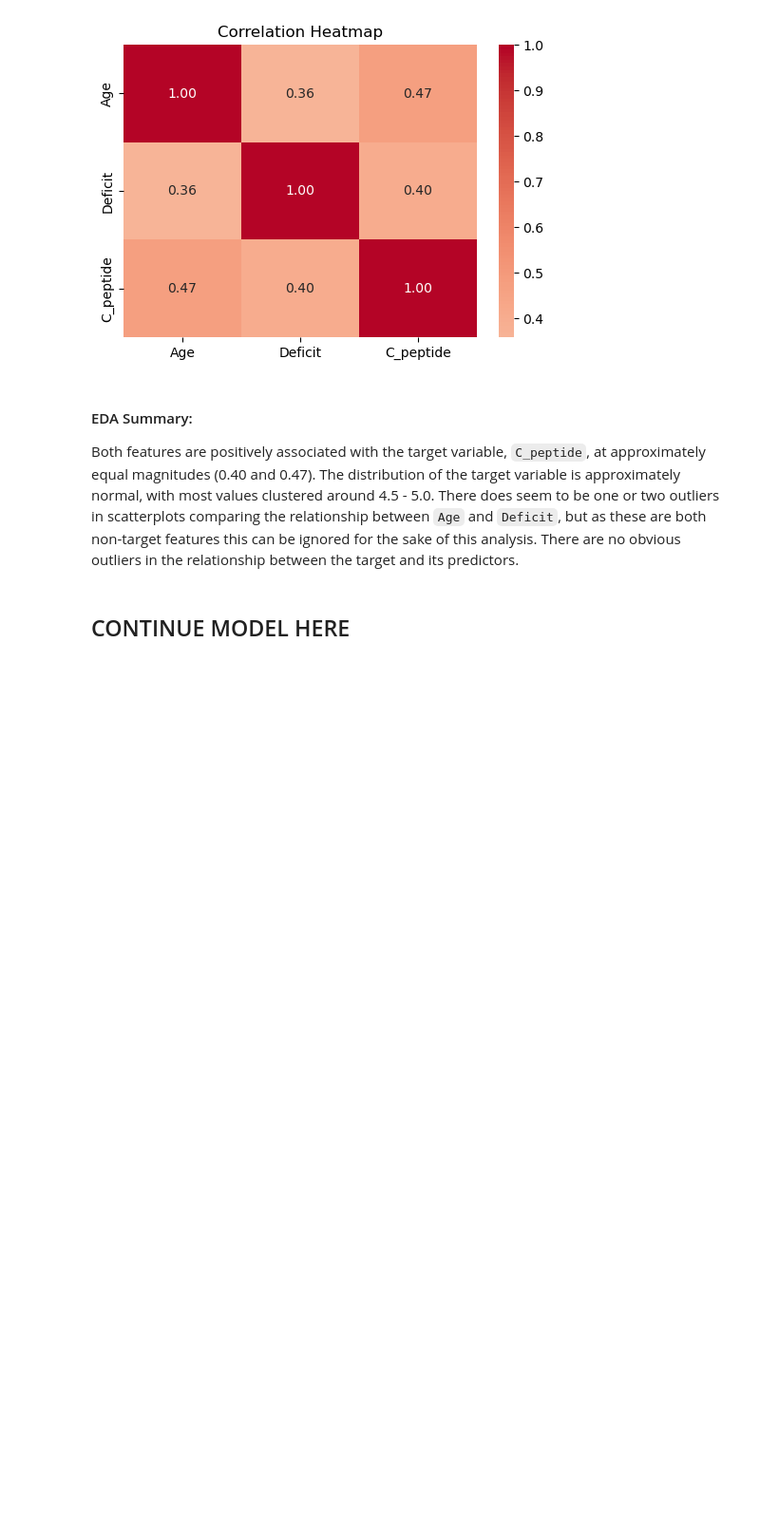
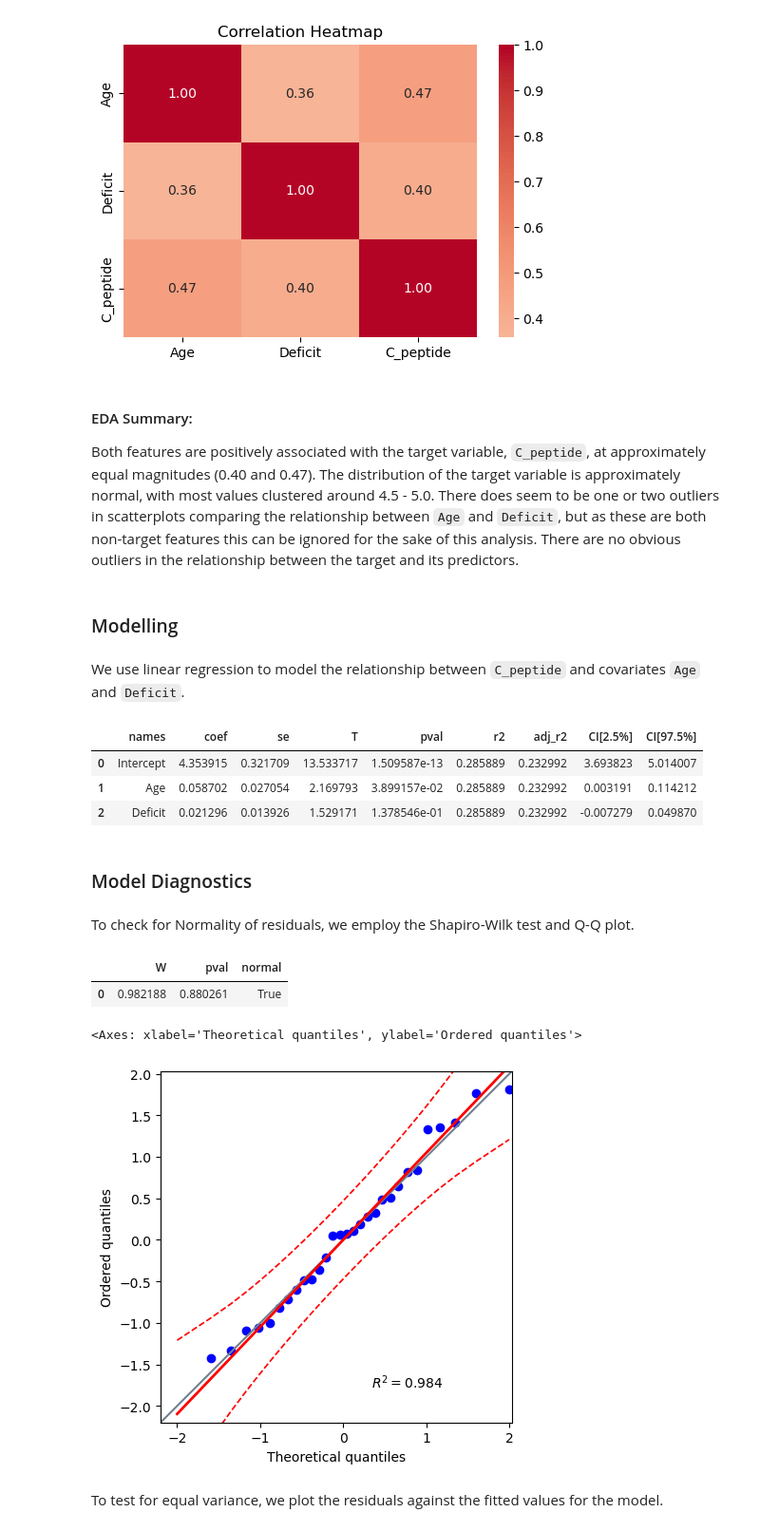
Before and after one commit to farkasvic/CPeptide-Diabetes-Regression-Group-42, a Jupyter notebook: diabetes-analysis.ipynb, the cells around one changed output. Shown: that part at 95% size. Saved outputs shown, nothing was run; the diff lists cells and outputs as text; code cells hidden in the pictures; blank space fills up the shorter version.

Commit message:
added model, diagnostic checks

```diff
--- a/diabetes-analysis.ipynb
+++ b/diabetes-analysis.ipynb
@@ -135,4 +136,37 @@ plt.show()
 #### EDA Summary:
 Both features are positively associated with the target variable, `C_peptide`, at approximately equal magnitudes (0.40 and 0.47). The distribution of the target variable is approximately normal, with most values clustered around 4.5 - 5.0. There does seem to be one or two outliers in scatterplots comparing the relationship between `Age` and `Deficit`, but as these are both non-target features this can be ignored for the sake of this analysis. There are no obvious outliers in the relationship between the target and its predictors.
 # %% [markdown]
-## CONTINUE MODEL HERE
+### Modelling
+# %% [markdown]
+We use linear regression to model the relationship between `C_peptide` and covariates `Age` and `Deficit`.
+# %%
+X = train_df.drop(columns=["C_peptide"])
+y = train_df["C_peptide"]
+# %%
+import pingouin as pg
+
+model = pg.linear_regression(X, y)
+model
+# %% [output]
+|  | names | coef | se | T | pval | r2 | adj_r2 | CI[2.5%] | CI[97.5%] |
+| 0 | Intercept | 4.353915 | 0.321709 | 13.533717 | 1.509587e-13 | 0.285889 | 0.232992 | 3.693823 | 5.014007 |
+| 1 | Age | 0.058702 | 0.027054 | 2.169793 | 3.899157e-02 | 0.285889 | 0.232992 | 0.003191 | 0.114212 |
+| 2 | Deficit | 0.021296 | 0.013926 | 1.529171 | 1.378546e-01 | 0.285889 | 0.232992 | -0.007279 | 0.049870 |
+# %% [markdown]
+### Model Diagnostics
+# %%
+resid = model.residuals_
+# %% [markdown]
+To check for Normality of residuals, we employ the Shapiro-Wilk test and Q-Q plot.
+# %%
+pg.normality(resid, method = "shapiro")
+# %% [output]
+|  | W | pval | normal |
+| 0 | 0.982188 | 0.880261 | True |
+# %%
+pg.qqplot(resid)
+# %% [output]
+<Axes: xlabel='Theoretical quantiles', ylabel='Ordered quantiles'>
+[figure, added]
+# %% [markdown]
+To test for equal variance, we plot the residuals against the fitted values for the model.
```
Also changed, not shown: parts of 4 cells of this notebook.
